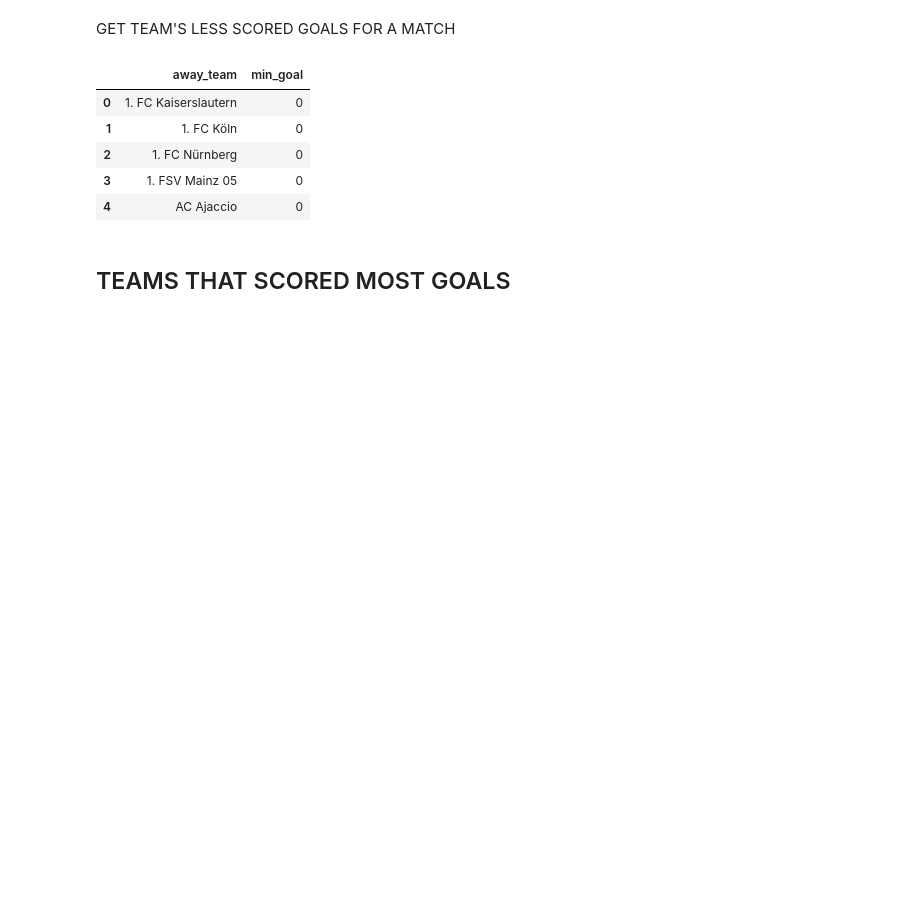
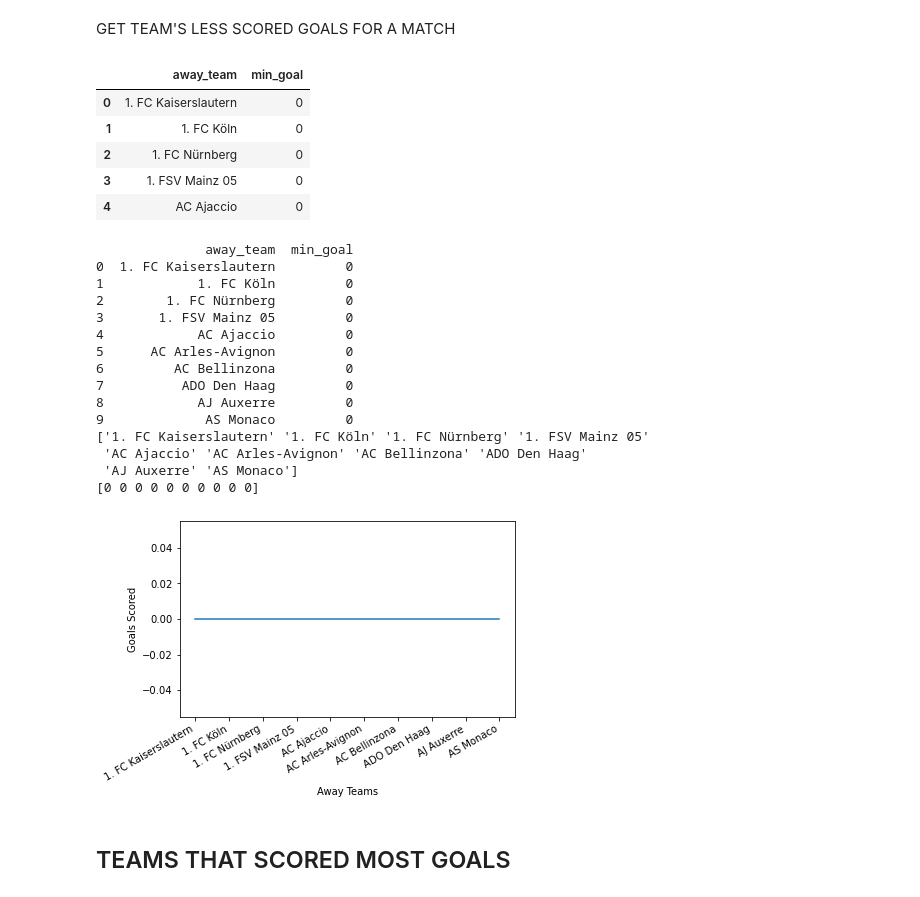
Before and after one commit to Atwinenickson/soccer_analysis, a Jupyter notebook: investigate-a-dataset-template.ipynb, the cells around one changed output. Saved outputs shown, nothing was run; the diff lists cells and outputs as text; code cells hidden in the pictures; blank space fills up the shorter version.

```diff
--- a/investigate-a-dataset-template.ipynb
+++ b/investigate-a-dataset-template.ipynb
@@ -661,6 +707,36 @@ min_res.head()
 | 2 | 1. FC Nürnberg | 0 |
 | 3 | 1. FSV Mainz 05 | 0 |
 | 4 | AC Ajaccio | 0 |
+# %%
+min_ten= min_res.nlargest(10,'min_goal')
+print(min_ten)
+min_ten_teams = np.array(min_ten['away_team'])
+print(min_ten_teams)
+min_ten_goals = np.array(min_ten['min_goal'])
+print(min_ten_goals)
+fig, ax = plt.subplots()
+ax.plot(min_ten_teams, min_ten_goals)
+fig.autofmt_xdate()
+plt.xlabel('Away Teams')
+plt.ylabel('Goals Scored')
+plt.show()
+# %% [output]
+              away_team  min_goal
+0  1. FC Kaiserslautern         0
+1            1. FC Köln         0
+2        1. FC Nürnberg         0
+3       1. FSV Mainz 05         0
+4            AC Ajaccio         0
+5      AC Arles-Avignon         0
+6         AC Bellinzona         0
+7          ADO Den Haag         0
+8            AJ Auxerre         0
+9             AS Monaco         0
+['1. FC Kaiserslautern' '1. FC Köln' '1. FC Nürnberg' '1. FSV Mainz 05'
+ 'AC Ajaccio' 'AC Arles-Avignon' 'AC Bellinzona' 'ADO Den Haag'
+ 'AJ Auxerre' 'AS Monaco']
+[0 0 0 0 0 0 0 0 0 0]
+[figure, added]
 # %%
 min_res.to_csv('less_goals_per_team.csv')
 # %% [markdown]
```
Also changed, not shown: parts of 5 cells of this notebook.
